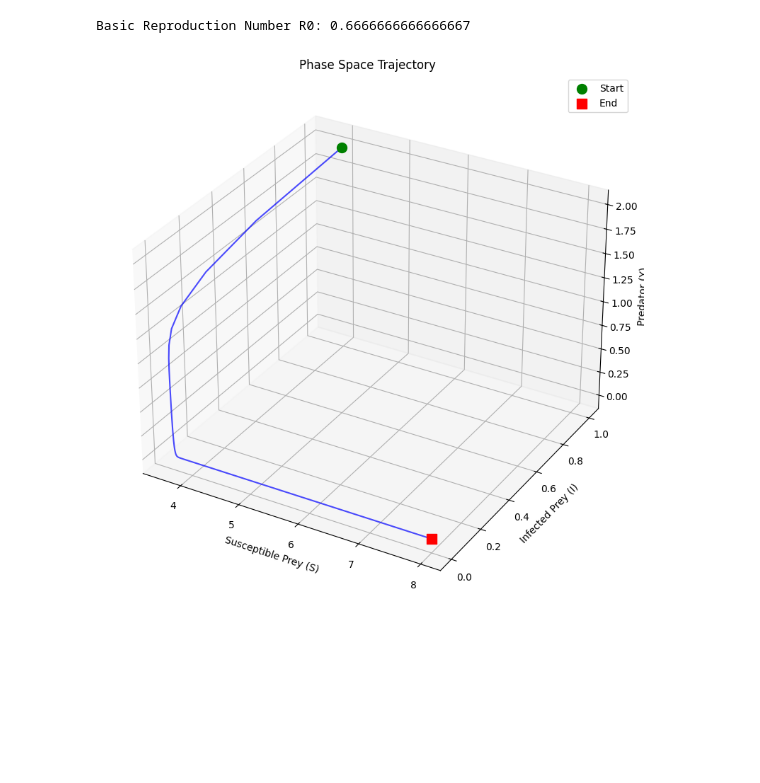
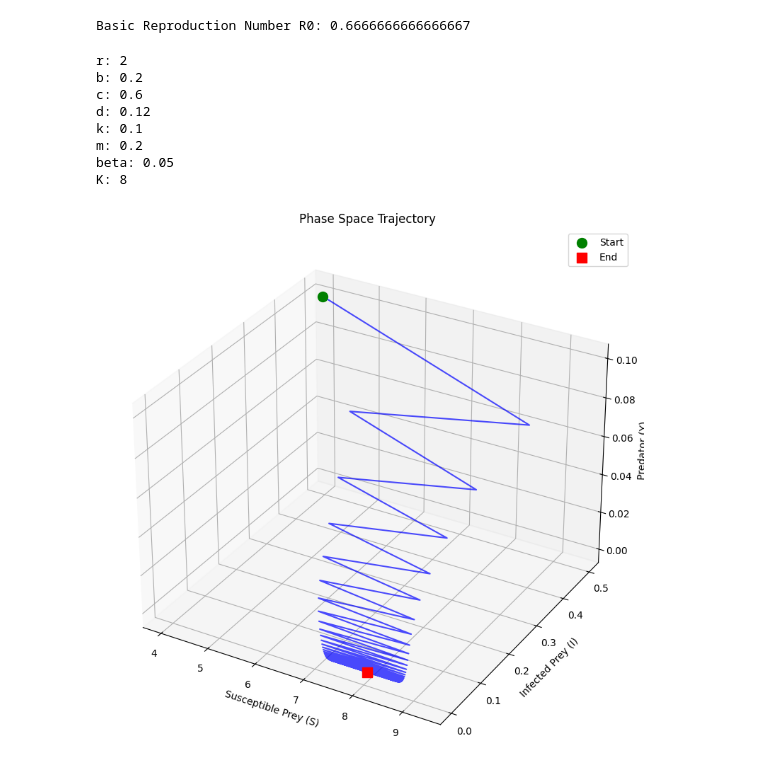
Before and after one commit to samueleserri/Eco-Epidemiological-model-with-disease-in-prey, a Jupyter notebook: src/simulations.ipynb, the cells around one changed output. Drawn from its saved outputs; the diff is of its cells as text; code cells hidden in the pictures; blank space fills up the shorter version.

```diff
--- a/src/simulations.ipynb
+++ b/src/simulations.ipynb
@@ -29,8 +29,8 @@ parameters = {
 
 initial_conditions = {
     "S0": 4,
-    "I0": 1,
-    "Y0": 2
+    "I0": 0.5,
+    "Y0": 0.1
 }
 
 model = DiscreteTimeModel(parameters)
@@ -41,9 +41,19 @@ print("Basic Reproduction Number R0:", model.R0)
 # %% [output]
 Basic Reproduction Number R0: 0.6666666666666667
 # %%
+model.r = 2
 res = model.run(initial_conditions)
+model.print_parameters()
 model.plot_phase_space(initial_conditions, res=res)
 # %% [output]
+r: 2
+b: 0.2
+c: 0.6
+d: 0.12
+k: 0.1
+m: 0.2
+beta: 0.05
+K: 8
-[figure, old version]
+[figure, new version]
 # %%
 # susceptible population vs parameter
```
Also changed, not shown: parts of 23 cells of this notebook, 1 other file.
